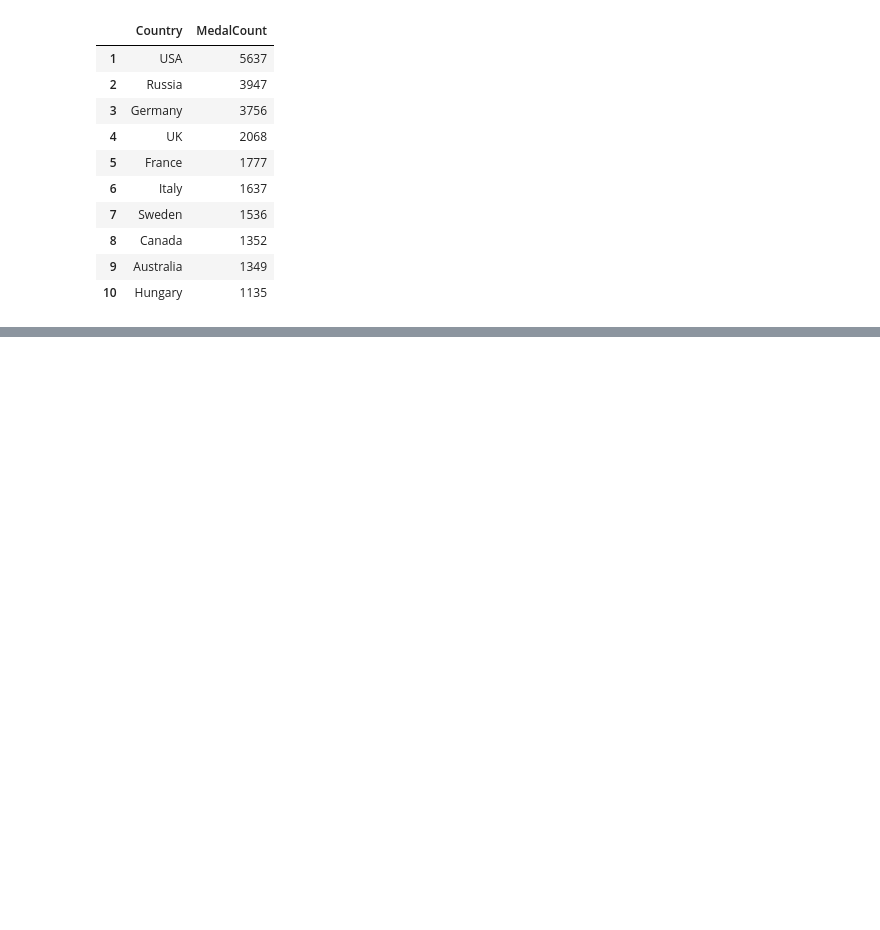
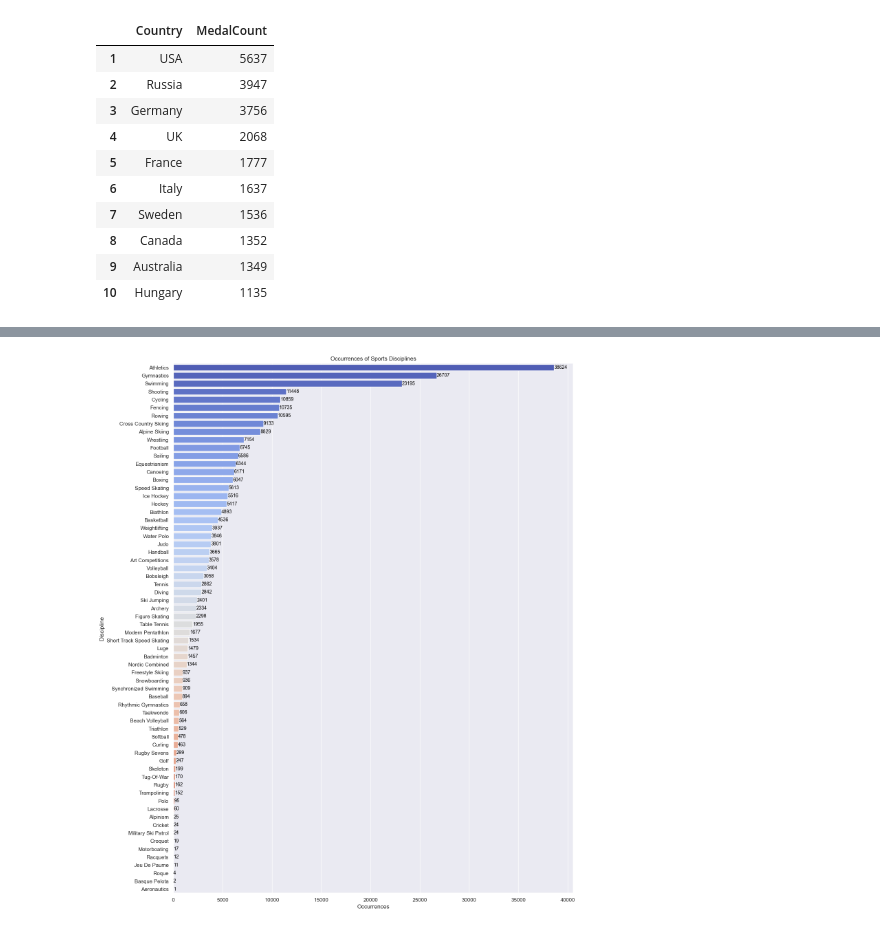
Before and after one commit to kilciukas/Olympic_dataset_exploration, a Jupyter notebook: Notebook_v2/Olimpines_notebook_v2.ipynb, the cells around one changed output, grey strips where cells are left out. Cells and saved outputs as stored; diff of their text form; code cells hidden in the pictures; blank space fills up the shorter version.

```diff
--- a/Notebook_v2/Olimpines_notebook_v2.ipynb
+++ b/Notebook_v2/Olimpines_notebook_v2.ipynb
@@ -116,0 +120,21 @@ sns.countplot(data=medal_counts, x='MedalCount')
+# %%
+disciplines = main['Sport'].value_counts().reset_index()
+disciplines.columns = ['Discipline', 'Occurance']
+disciplines.index += 1
+# %%
+def annotate_bars(barplot, fontsize, color):
+    for bar in barplot.patches:
+        barplot.annotate(f'{bar.get_width():.0f}', (bar.get_width(), bar.get_y() + bar.get_height() / 2),
+                         ha='left', va='center', fontsize=fontsize, color=color)
+# %%
+plt.figure(figsize=(15, 20))
+sns.set(style="darkgrid")
+graph = sns.barplot(x='Occurance', y='Discipline', data=disciplines, palette="coolwarm")
+
+plt.xlabel("Occurrences")
+plt.ylabel("Discipline")
+plt.title("Occurrences of Sports Disciplines")
+
+annotate_bars(graph, fontsize=10, color='black')
+# %% [output]
+[figure, added]
```
Also changed, not shown: parts of 6 cells of this notebook.
